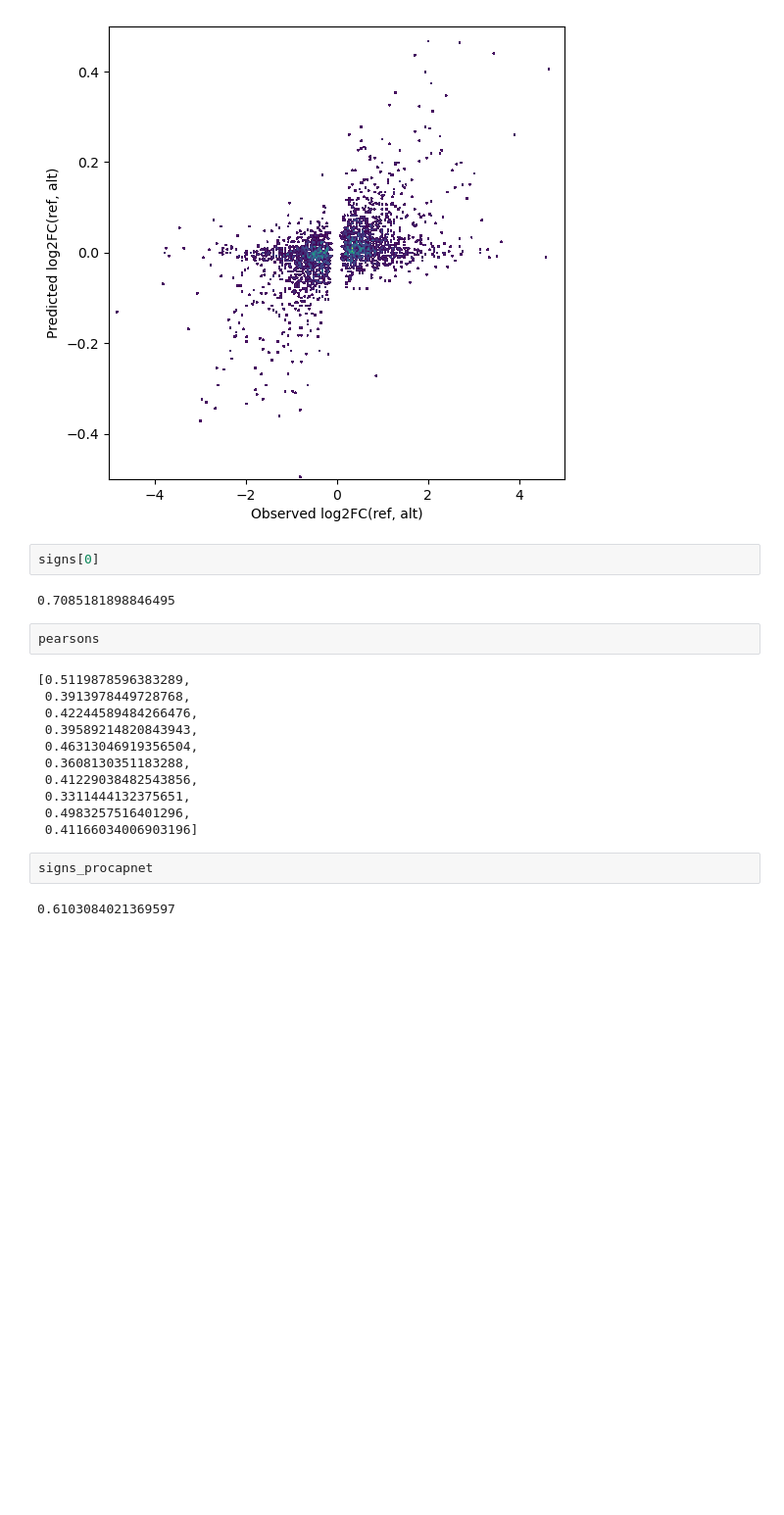
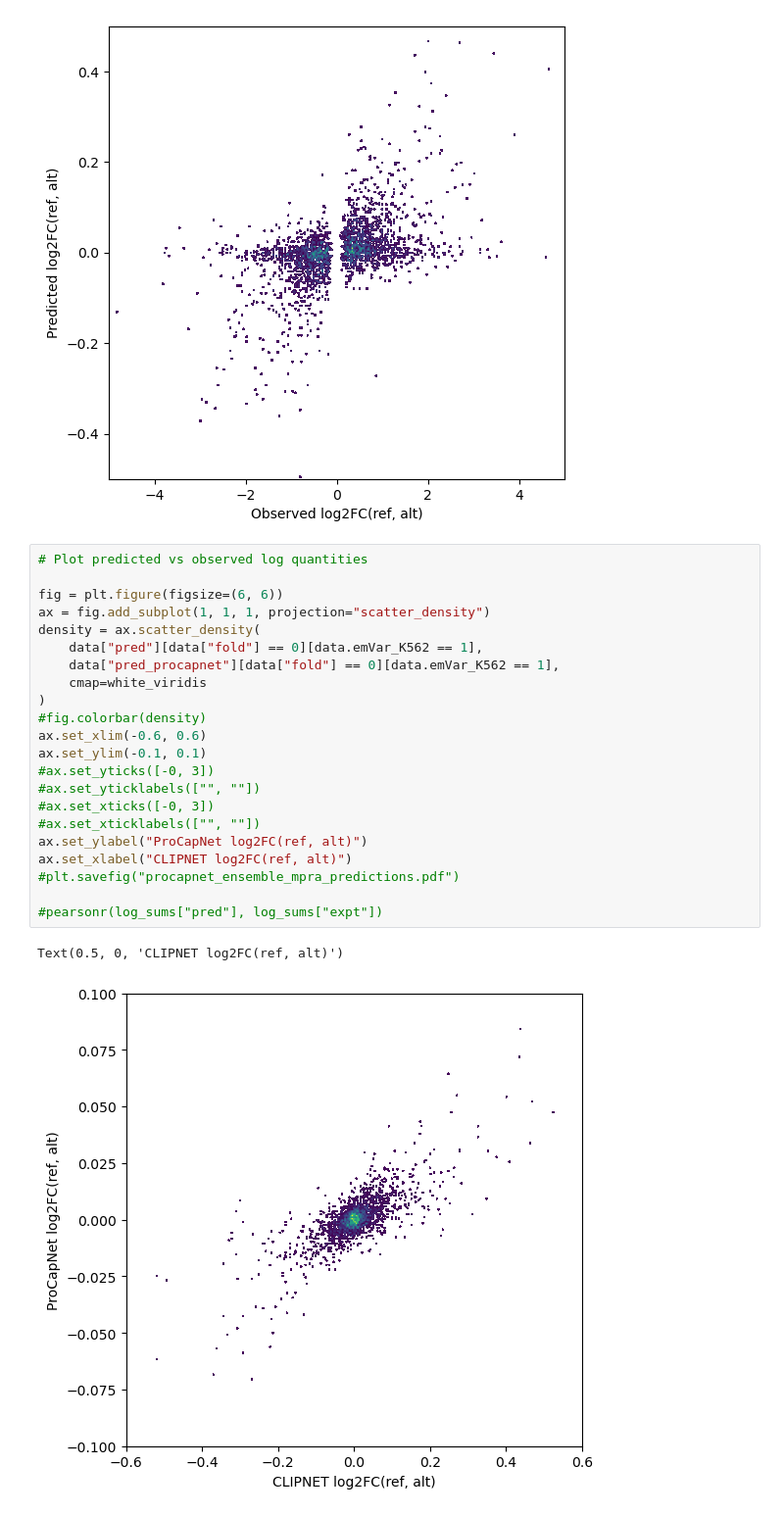
Before and after one commit to Danko-Lab/clipnet_k562, a Jupyter notebook: siraj_mpra/visualize_predictions.ipynb, the cells around one changed output. Shown: that part at 98% size. Cells and saved outputs as stored; diff of their text form; blank space fills up the shorter version.

```diff
--- a/siraj_mpra/visualize_predictions.ipynb
+++ b/siraj_mpra/visualize_predictions.ipynb
@@ -153,24 +152,28 @@ plt.savefig("clipnet_ensemble_mpra_predictions.pdf")
 #pearsonr(log_sums["pred"], log_sums["expt"])
 # %% [output]
 [figure]
-# %%
-signs[0]
-# %% [output]
-0.7085181898846495
-# %%
-pearsons
-# %% [output]
-[0.5119878596383289,
- 0.3913978449728768,
- 0.42244589484266476,
- 0.39589214820843943,
- 0.46313046919356504,
- 0.3608130351183288,
- 0.41229038482543856,
- 0.3311444132375651,
- 0.4983257516401296,
- 0.41166034006903196]
-# %%
-signs_procapnet
-# %% [output]
-0.6103084021369597
+# %%
+# Plot predicted vs observed log quantities
+
+fig = plt.figure(figsize=(6, 6))
+ax = fig.add_subplot(1, 1, 1, projection="scatter_density")
+density = ax.scatter_density(
+    data["pred"][data["fold"] == 0][data.emVar_K562 == 1],
+    data["pred_procapnet"][data["fold"] == 0][data.emVar_K562 == 1],
+    cmap=white_viridis
+)
+#fig.colorbar(density)
+ax.set_xlim(-0.6, 0.6)
+ax.set_ylim(-0.1, 0.1)
+#ax.set_yticks([-0, 3])
+#ax.set_yticklabels(["", ""])
+#ax.set_xticks([-0, 3])
+#ax.set_xticklabels(["", ""])
+ax.set_ylabel("ProCapNet log2FC(ref, alt)")
+ax.set_xlabel("CLIPNET log2FC(ref, alt)")
+#plt.savefig("procapnet_ensemble_mpra_predictions.pdf")
+
+#pearsonr(log_sums["pred"], log_sums["expt"])
+# %% [output]
+Text(0.5, 0, 'CLIPNET log2FC(ref, alt)')
+[figure, added]
```
Also changed, not shown: parts of 4 cells of this notebook, 9 other files.
